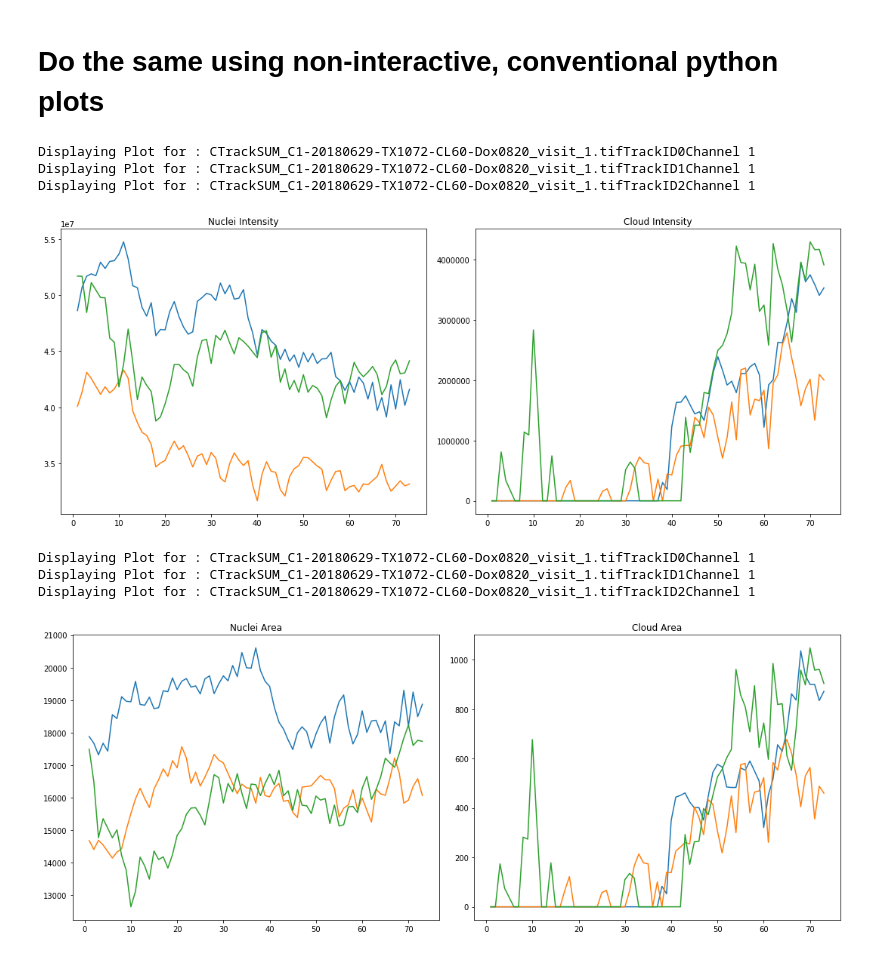
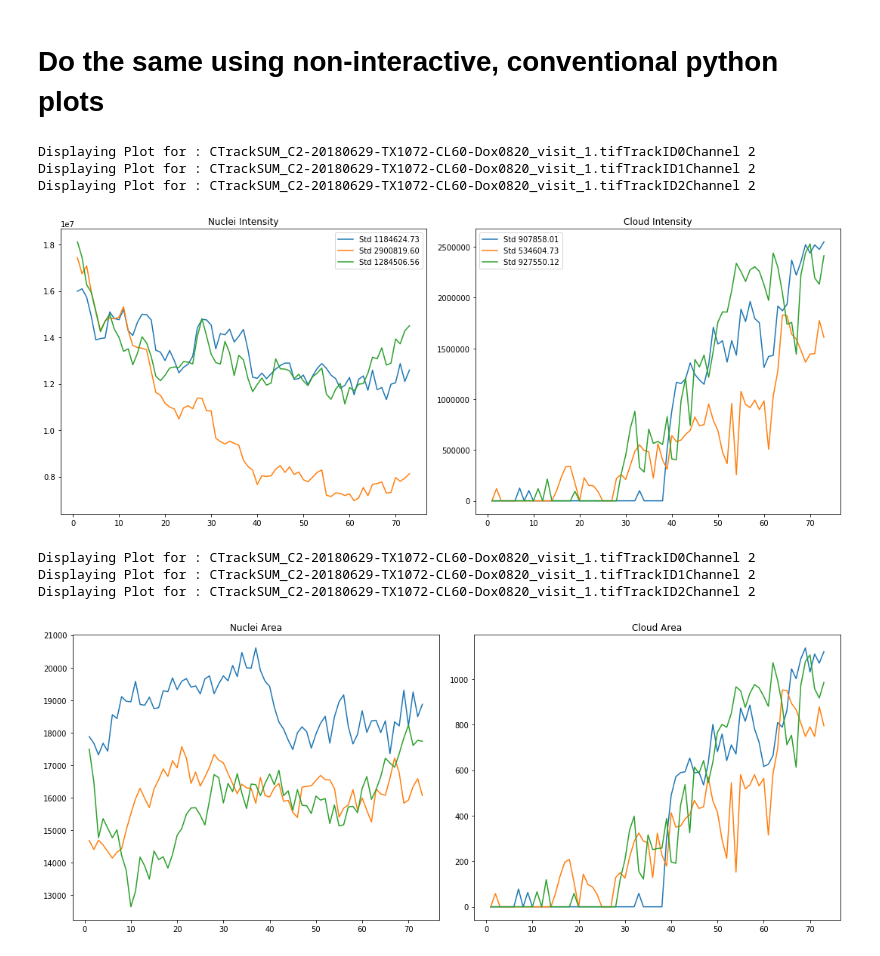
Before and after one commit to oozguc/PyImage, a Jupyter notebook: TxtFilePlotter/NcolTxtFile.ipynb, the cells around one changed output. Drawn from its saved outputs; the diff is of its cells as text; code cells hidden in the pictures.

Commit message:
Std inplot display

```diff
--- a/TxtFilePlotter/NcolTxtFile.ipynb
+++ b/TxtFilePlotter/NcolTxtFile.ipynb
@@ -12,8 +12,8 @@ from bokeh.io import export_png, output_notebook
 # %% [markdown]
 # Specify the Directory where the CTrack generated text files are and where the plots must be saved in
 # %%
-sourcedir = '/Users/aimachine/Documents/JuliaData/ResultsTxtFiles/Visit_1/C1/'
-saveplotdir= '/Users/aimachine/Documents/JuliaData/ResultsTxtFiles/Visit_1/C1/'
+sourcedir = '/Users/aimachine/Documents/JuliaData/ResultsTxtFiles/Visit_1/C2/'
+saveplotdir= '/Users/aimachine/Documents/JuliaData/ResultsTxtFiles/Visit_1/C2/Plots/'
 # %% [raw]
 # Read all the text files into proper variables for the data stored in various columns. For CTtrack generated text files the following are in the 7 columns:
 1)  T = Time
@@ -174,36 +174,44 @@ WARNING:bokeh.io.export:The webdriver raised a TimeoutException while waiting fo
 # Do the same using non-interactive, conventional python plots
 # %%
 fig, axes = plt.subplots(1, 2, figsize=(15, 6))
+f = open(saveplotdir + 'Standard Deviation Nuclei' + '.txt', 'w')
+f.write('Filename'  + " " + 'Standard deviation Nuclei Intensity'+ "\n")
+f.write('\n')
 for file in Names:
 
 
 
  base = os.path.split(file)[-1]
 
  Filename = os.path.splitext(base)
 
  time , TotalIntCell, AvIntCell, AreaCell, TotalIntCloud, AvIntCloud, AreaCloud = np.loadtxt(file, delimiter = ',', skiprows = 1, unpack=True)
  print('Displaying Plot for :', Filename[0])
+
+
+ f.write(Filename[0] + " " + str(np.std(TotalIntCell)) + '\n')
+
  ax = axes.ravel()
- ax[0].plot(time,TotalIntCell)
+ ax[0].plot(time,TotalIntCell, label = 'Std' + " " + '{:.2f}'.format(np.std(TotalIntCell)))
  ax[0].set_title('Nuclei Intensity')
-
- ax[1].plot(time,TotalIntCloud)
+ ax[0].legend()
+ ax[1].plot(time,TotalIntCloud, label = 'Std' + " " + '{:.2f}'.format(np.std(TotalIntCloud)))
  ax[1].set_title('Cloud Intensity')
-
+ ax[1].legend()
 
 
 plt.tight_layout()
 
 Title = 'MultiPlotIntensity'
 
 plt.savefig(saveplotdir + Title + '.png')
 plt.show()
+f.close()
 # %% [output]
-Displaying Plot for : CTrackSUM_C1-20180629-TX1072-CL60-Dox0820_visit_1.tifTrackID0Channel 1
-Displaying Plot for : CTrackSUM_C1-20180629-TX1072-CL60-Dox0820_visit_1.tifTrackID1Channel 1
-Displaying Plot for : CTrackSUM_C1-20180629-TX1072-CL60-Dox0820_visit_1.tifTrackID2Channel 1
+Displaying Plot for : CTrackSUM_C2-20180629-TX1072-CL60-Dox0820_visit_1.tifTrackID0Channel 2
+Displaying Plot for : CTrackSUM_C2-20180629-TX1072-CL60-Dox0820_visit_1.tifTrackID1Channel 2
+Displaying Plot for : CTrackSUM_C2-20180629-TX1072-CL60-Dox0820_visit_1.tifTrackID2Channel 2
-[figure, old version]
+[figure, new version]
 # %%
 fig, axes = plt.subplots(1, 2, figsize=(15, 6))
 for file in Names:
@@ -232,7 +240,7 @@ Title = 'MultiPlotArea'
 plt.savefig(saveplotdir + Title + '.png')
 plt.show()
 # %% [output]
-Displaying Plot for : CTrackSUM_C1-20180629-TX1072-CL60-Dox0820_visit_1.tifTrackID0Channel 1
-Displaying Plot for : CTrackSUM_C1-20180629-TX1072-CL60-Dox0820_visit_1.tifTrackID1Channel 1
-Displaying Plot for : CTrackSUM_C1-20180629-TX1072-CL60-Dox0820_visit_1.tifTrackID2Channel 1
+Displaying Plot for : CTrackSUM_C2-20180629-TX1072-CL60-Dox0820_visit_1.tifTrackID0Channel 2
+Displaying Plot for : CTrackSUM_C2-20180629-TX1072-CL60-Dox0820_visit_1.tifTrackID1Channel 2
+Displaying Plot for : CTrackSUM_C2-20180629-TX1072-CL60-Dox0820_visit_1.tifTrackID2Channel 2
-[figure, old version]
+[figure, new version]
```
Also changed, not shown: parts of 5 cells of this notebook, 1 other file.
